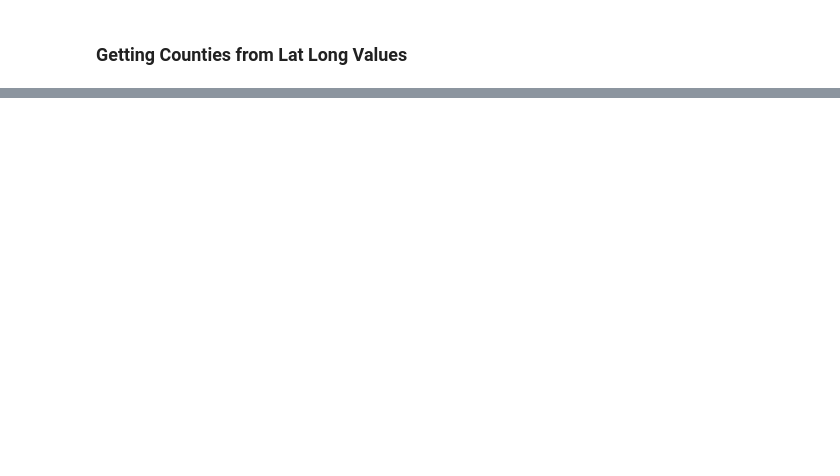
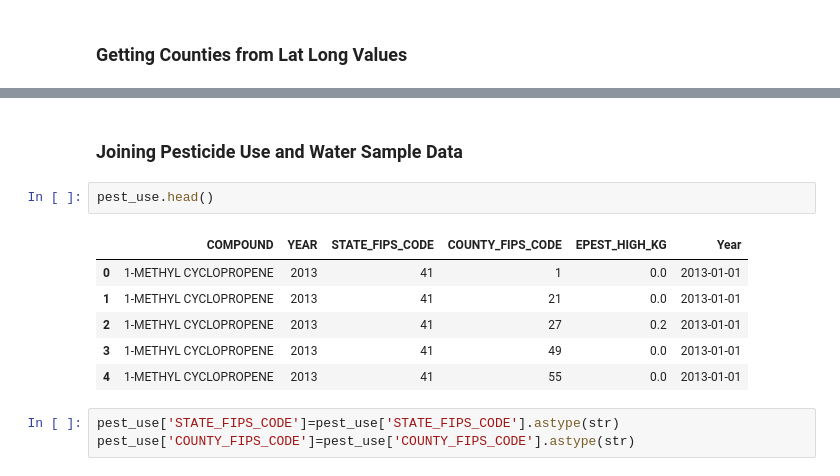
Before and after one commit to peytonrsmith/PerryLavinderSmith, a Jupyter notebook: Scripts/Ecotox_NEW.ipynb, the cells around one changed output, grey strips where cells are left out. Cells and saved outputs as stored; diff of their text form; blank space fills up the shorter version.

```diff
--- a/Scripts/Ecotox_NEW.ipynb
+++ b/Scripts/Ecotox_NEW.ipynb
@@ -319,0 +312,14 @@ Error:
+# %% [markdown]
+### Joining Pesticide Use and Water Sample Data
+# %%
+pest_use.head()
+# %% [output]
+|  | COMPOUND | YEAR | STATE_FIPS_CODE | COUNTY_FIPS_CODE | EPEST_HIGH_KG | Year |
+| 0 | 1-METHYL CYCLOPROPENE | 2013 | 41 | 1 | 0.0 | 2013-01-01 |
+| 1 | 1-METHYL CYCLOPROPENE | 2013 | 41 | 21 | 0.0 | 2013-01-01 |
+| 2 | 1-METHYL CYCLOPROPENE | 2013 | 41 | 27 | 0.2 | 2013-01-01 |
+| 3 | 1-METHYL CYCLOPROPENE | 2013 | 41 | 49 | 0.0 | 2013-01-01 |
+| 4 | 1-METHYL CYCLOPROPENE | 2013 | 41 | 55 | 0.0 | 2013-01-01 |
+# %%
+pest_use['STATE_FIPS_CODE']=pest_use['STATE_FIPS_CODE'].astype(str)
+pest_use['COUNTY_FIPS_CODE']=pest_use['COUNTY_FIPS_CODE'].astype(str)
```
Also changed, not shown: parts of 7 cells of this notebook.
